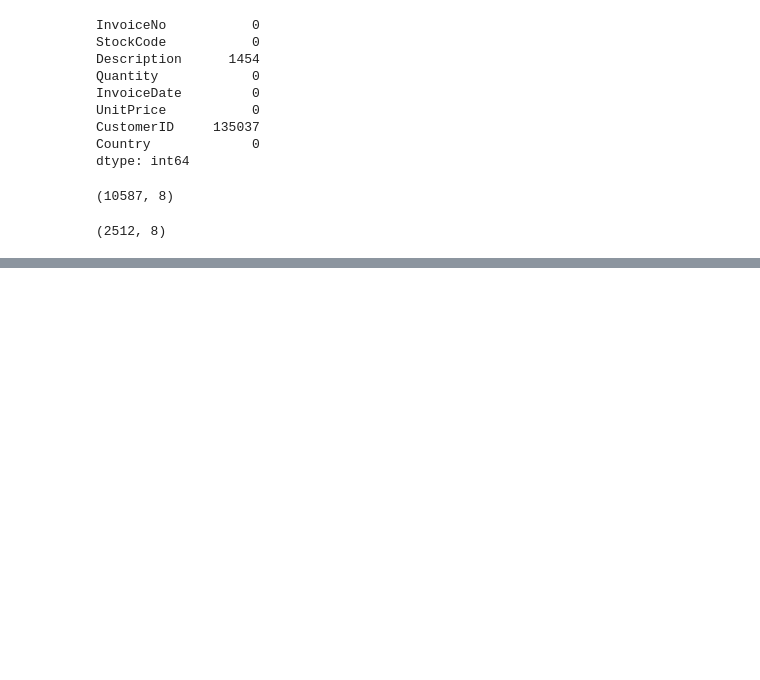
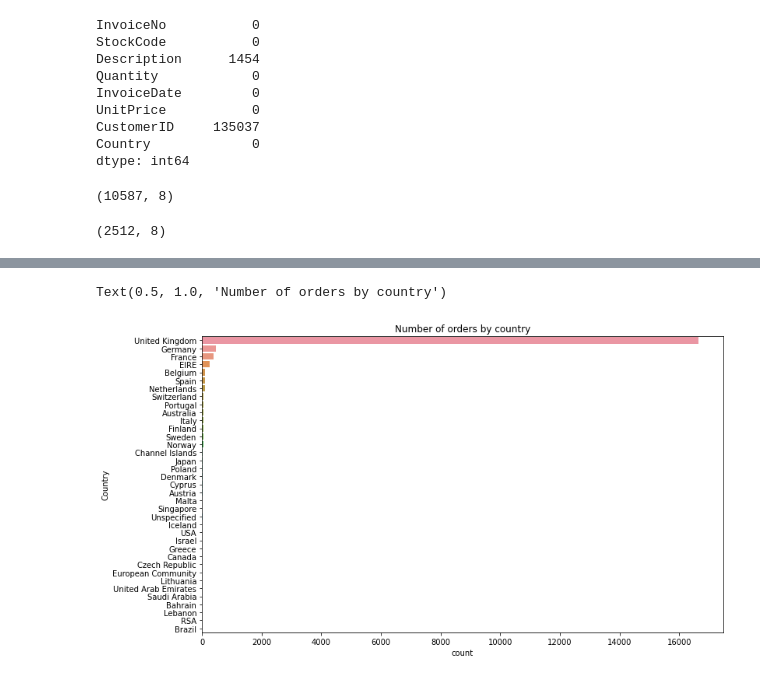
Before and after one commit to akash5991/DSProjects, a Jupyter notebook: CustomerSegmentation/CustomerSegmentation.ipynb, the cells around one changed output, grey strips where cells are left out. Drawn from its saved outputs; the diff is of its cells as text; code cells hidden in the pictures; blank space fills up the shorter version.

```diff
--- a/CustomerSegmentation/CustomerSegmentation.ipynb
+++ b/CustomerSegmentation/CustomerSegmentation.ipynb
@@ -81,5 +80,0 @@ df = df[(df['Quantity'] > 0) & (df['UnitPrice'] > 0)]
-# %%
-df['CustomerID'] = df['CustomerID'].astype(int)
-df['InvoiceNo'] = df['InvoiceNo'].astype(int)
-df['InvoiceDate'] = pd.to_datetime(df['InvoiceDate'],format='%d-%m-%Y %H:%M')
-df['InvoiceDate'] = df['InvoiceDate'].apply(lambda x: x.date())
@@ -267,0 +81,4 @@ sns.boxplot(data = df4)
+# %%
+#Removing null and fields not useful for our analysis values
+df = df[df['CustomerID'].notna()]
+df = df[(df['UnitPrice'] > 0)]
@@ -267,0 +164,8 @@ sns.boxplot(data = df4)
+# %%
+#Plotting Number of orders by country excluding cancelled orders
+plt.figure(figsize=(12,7))
+sns.countplot(y = df2[~df2['InvoiceNo'].str.contains('C')]['Country'], order = df2['Country'].value_counts().index, orient ='h')
+plt.title('Number of orders by country')
+# %% [output]
+Text(0.5, 1.0, 'Number of orders by country')
+[figure, added]
```
Also changed, not shown: parts of 63 cells of this notebook.
